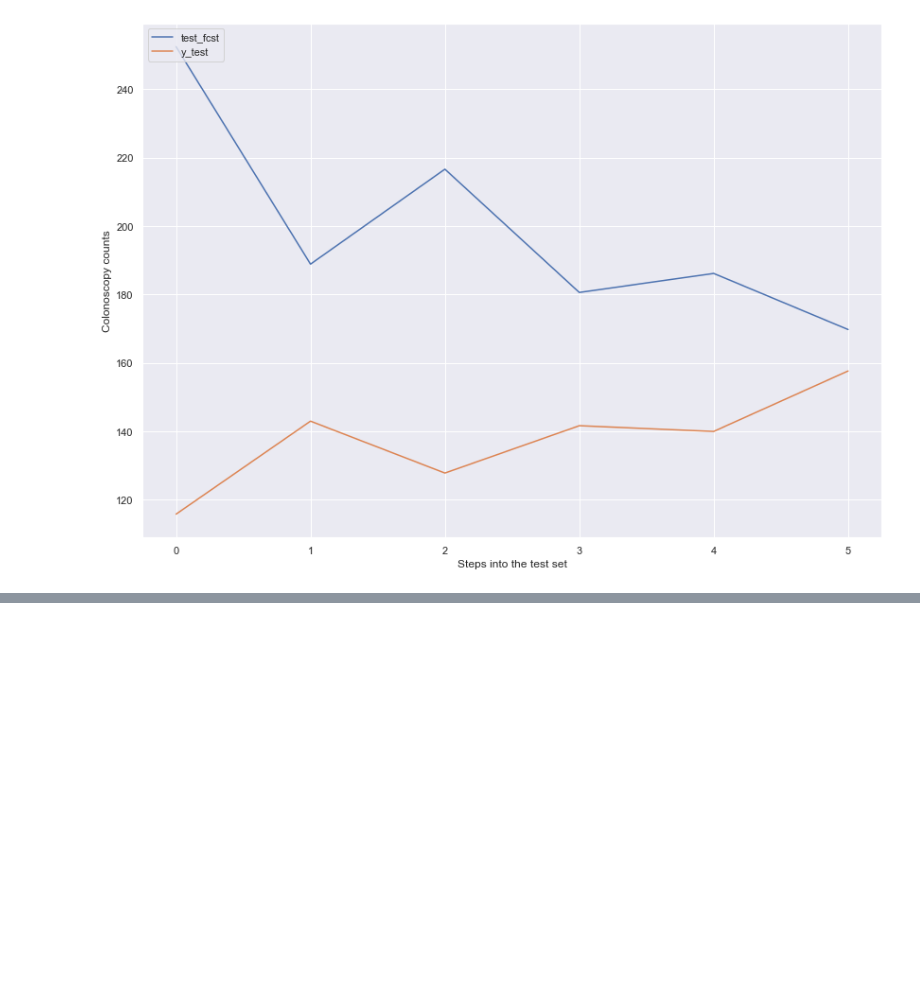
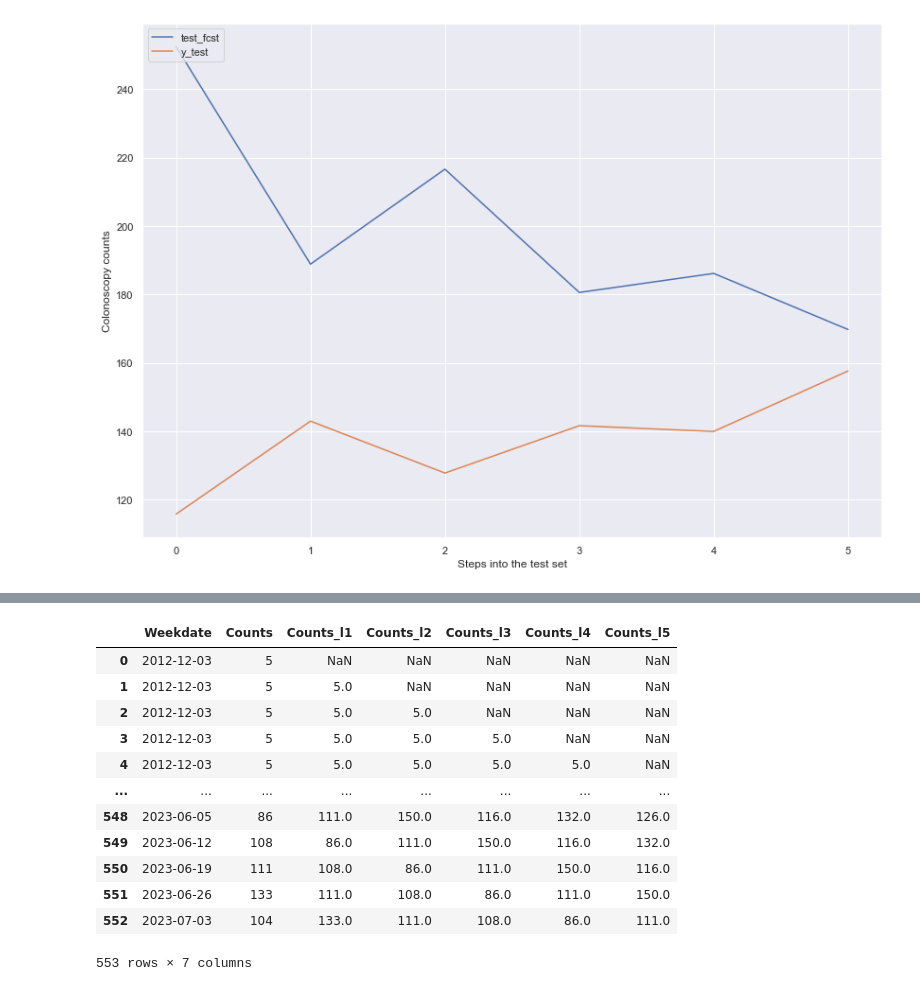
Before and after one commit to raku43/MScDACapstone, a Jupyter notebook: MScDA_Capstone.ipynb, the cells around one changed output, grey strips where cells are left out. Cells and saved outputs as stored; diff of their text form; code cells hidden in the pictures; blank space fills up the shorter version.

```diff
--- a/MScDA_Capstone.ipynb
+++ b/MScDA_Capstone.ipynb
@@ -2266,0 +2333,22 @@ Mean Test accuracy :  -8.607746362886553
+# %%
+#From the above heat map we donot find any reliable variables, creating new set of variables which stores the value in the previous row.
+df_timeseriesWD['Counts_l1'] = df_timeseriesWD ['Counts'].shift(1)
+df_timeseriesWD['Counts_l2'] = df_timeseriesWD ['Counts'].shift(2)
+df_timeseriesWD['Counts_l3'] = df_timeseriesWD ['Counts'].shift(3)
+df_timeseriesWD['Counts_l4'] = df_timeseriesWD ['Counts'].shift(4)
+df_timeseriesWD['Counts_l5'] = df_timeseriesWD ['Counts'].shift(5)
+df_timeseriesWD
+# %% [output]
+|  | Weekdate | Counts | Counts_l1 | Counts_l2 | Counts_l3 | Counts_l4 | Counts_l5 |
+| 0 | 2012-12-03 | 5 | NaN | NaN | NaN | NaN | NaN |
+| 1 | 2012-12-03 | 5 | 5.0 | NaN | NaN | NaN | NaN |
+| 2 | 2012-12-03 | 5 | 5.0 | 5.0 | NaN | NaN | NaN |
+| 3 | 2012-12-03 | 5 | 5.0 | 5.0 | 5.0 | NaN | NaN |
+| 4 | 2012-12-03 | 5 | 5.0 | 5.0 | 5.0 | 5.0 | NaN |
+| ... | ... | ... | ... | ... | ... | ... | ... |
+| 548 | 2023-06-05 | 86 | 111.0 | 150.0 | 116.0 | 132.0 | 126.0 |
+| 549 | 2023-06-12 | 108 | 86.0 | 111.0 | 150.0 | 116.0 | 132.0 |
+| 550 | 2023-06-19 | 111 | 108.0 | 86.0 | 111.0 | 150.0 | 116.0 |
+| 551 | 2023-06-26 | 133 | 111.0 | 108.0 | 86.0 | 111.0 | 150.0 |
+| 552 | 2023-07-03 | 104 | 133.0 | 111.0 | 108.0 | 86.0 | 111.0 |
+553 rows × 7 columns
```
Also changed, not shown: parts of 117 cells of this notebook.
